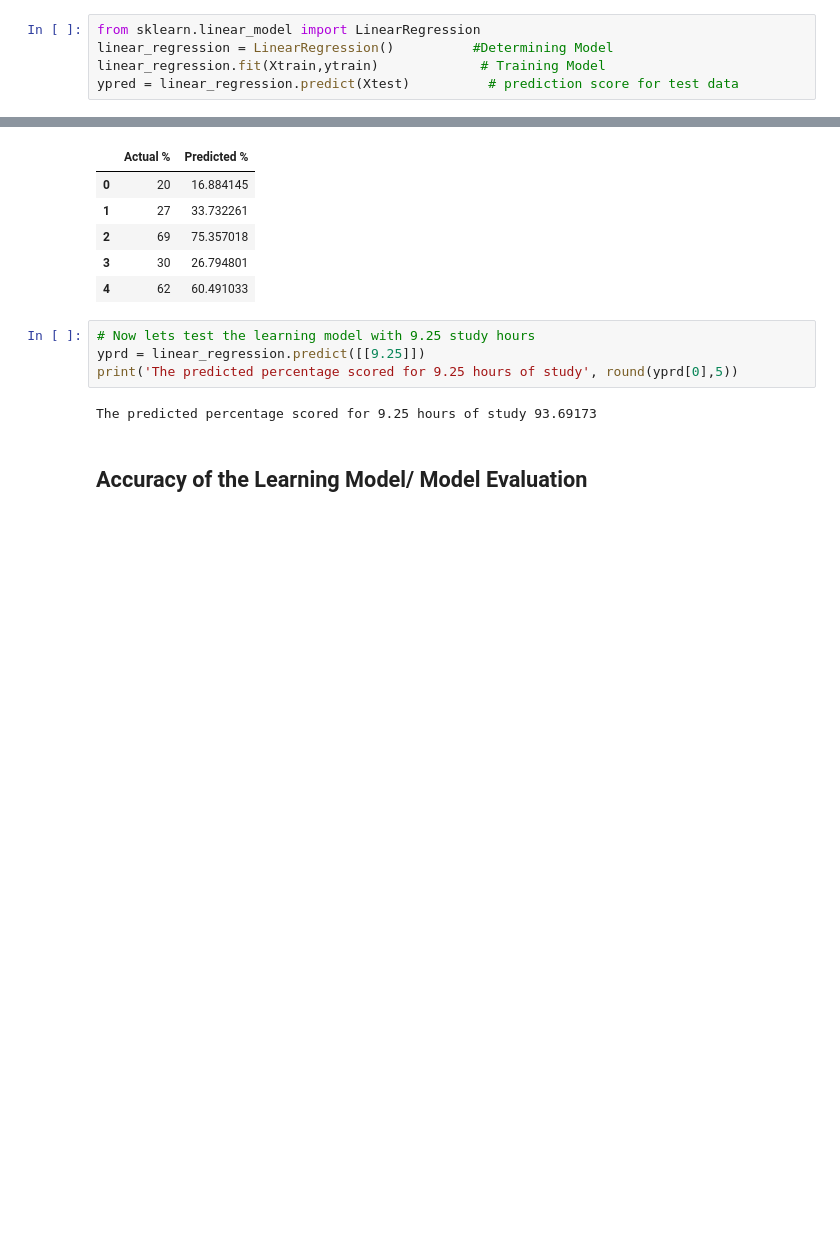
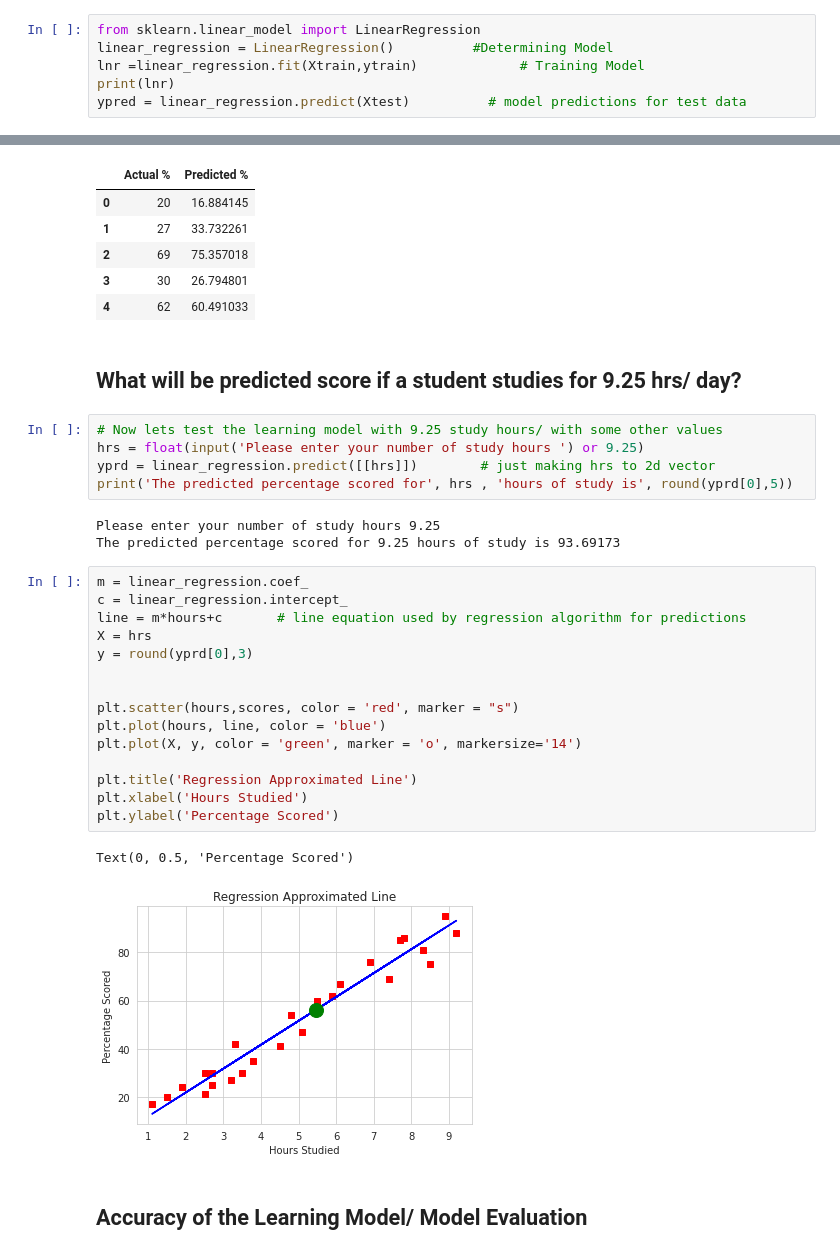
Before and after one commit to kowshik27/GRIP-Task01, a Jupyter notebook: GRIP_Task1_Prediction_using_Supervised_ML.ipynb, the cells around one changed output, grey strips where cells are left out. Saved outputs shown, nothing was run; the diff lists cells and outputs as text; blank space fills up the shorter version.

```diff
--- a/GRIP_Task1_Prediction_using_Supervised_ML.ipynb
+++ b/GRIP_Task1_Prediction_using_Supervised_ML.ipynb
@@ -90,5 +124,6 @@ Xtrain, Xtest, ytrain, ytest = train_test_split(hours, scores, test_size=0.2, ra
 # %%
 from sklearn.linear_model import LinearRegression
 linear_regression = LinearRegression()          #Determining Model
-linear_regression.fit(Xtrain,ytrain)             # Training Model
-ypred = linear_regression.predict(Xtest)          # prediction score for test data
+lnr =linear_regression.fit(Xtrain,ytrain)             # Training Model
+print(lnr)
+ypred = linear_regression.predict(Xtest)          # model predictions for test data
@@ -102,12 +139,34 @@ df
 | 2 | 69 | 75.357018 |
 | 3 | 30 | 26.794801 |
 | 4 | 62 | 60.491033 |
+# %% [markdown]
+## **What will be predicted score if a student studies for 9.25 hrs/ day?**
 # %%
-# Now lets test the learning model with 9.25 study hours
-yprd = linear_regression.predict([[9.25]])
-print('The predicted percentage scored for 9.25 hours of study', round(yprd[0],5))
+# Now lets test the learning model with 9.25 study hours/ with some other values
+hrs = float(input('Please enter your number of study hours ') or 9.25)
+yprd = linear_regression.predict([[hrs]])        # just making hrs to 2d vector
+print('The predicted percentage scored for', hrs , 'hours of study is', round(yprd[0],5))
 # %% [output]
-The predicted percentage scored for 9.25 hours of study 93.69173
+Please enter your number of study hours 9.25
+The predicted percentage scored for 9.25 hours of study is 93.69173
+# %%
+m = linear_regression.coef_
+c = linear_regression.intercept_
+line = m*hours+c       # line equation used by regression algorithm for predictions
+X = hrs
+y = round(yprd[0],3)
+
+
+plt.scatter(hours,scores, color = 'red', marker = "s")
+plt.plot(hours, line, color = 'blue')
+plt.plot(X, y, color = 'green', marker = 'o', markersize='14')
+
+plt.title('Regression Approximated Line')
+plt.xlabel('Hours Studied')
+plt.ylabel('Percentage Scored')
+# %% [output]
+Text(0, 0.5, 'Percentage Scored')
+[figure, added]
 # %% [markdown]
 ## Accuracy of the Learning Model/ Model Evaluation
 # %%
```
Also changed, not shown: parts of 8 cells of this notebook.
